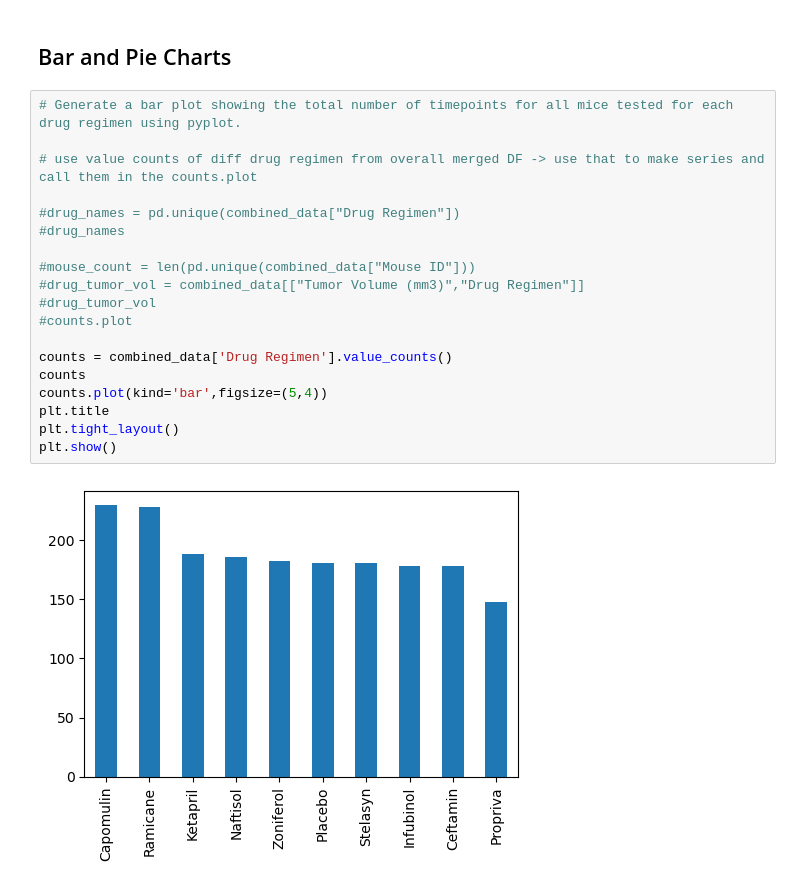
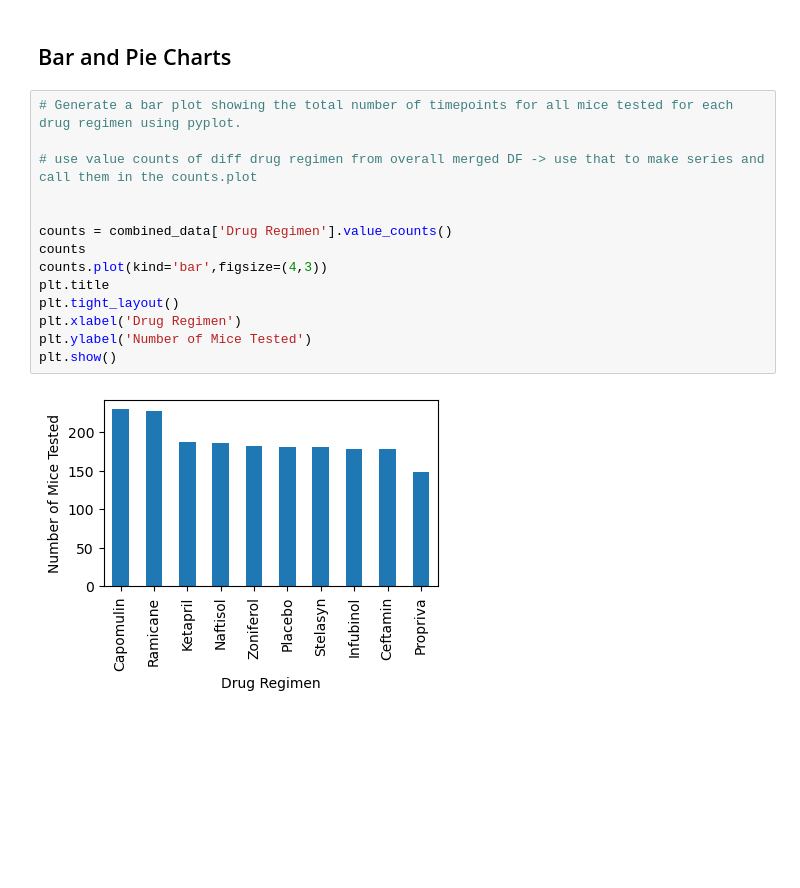
Before and after one commit to SolSolstice/matplotib-challenge, a Jupyter notebook: Pymaceuticals/pymaceuticals_workfile.ipynb, the cells around one changed output. Saved outputs shown, nothing was run; the diff lists cells and outputs as text; blank space fills up the shorter version.

```diff
--- a/Pymaceuticals/pymaceuticals_workfile.ipynb
+++ b/Pymaceuticals/pymaceuticals_workfile.ipynb
@@ -152,24 +152,19 @@ adv_DF.head()
 # %%
 # Generate a bar plot showing the total number of timepoints for all mice tested for each drug regimen using pyplot.
 
 # use value counts of diff drug regimen from overall merged DF -> use that to make series and call them in the counts.plot
 
-#drug_names = pd.unique(combined_data["Drug Regimen"])
-#drug_names
-
-#mouse_count = len(pd.unique(combined_data["Mouse ID"]))
-#drug_tumor_vol = combined_data[["Tumor Volume (mm3)","Drug Regimen"]]
-#drug_tumor_vol
-#counts.plot
 
 counts = combined_data['Drug Regimen'].value_counts()
 counts
-counts.plot(kind='bar',figsize=(5,4))
+counts.plot(kind='bar',figsize=(4,3))
 plt.title
 plt.tight_layout()
+plt.xlabel('Drug Regimen')
+plt.ylabel('Number of Mice Tested')
 plt.show()
 # %% [output]
-[figure, old version]
+[figure, new version]
 # %%
 # Generate a bar plot showing the total number of timepoints for all mice tested for each drug regimen using pyplot.
 
```
Also changed, not shown: parts of 9 cells of this notebook, 3 other files.
